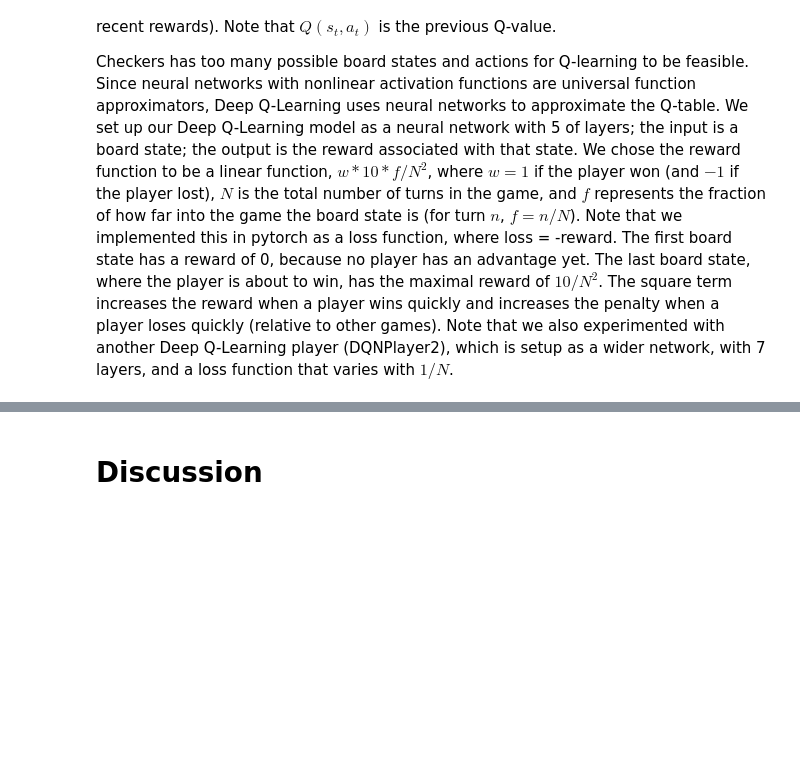
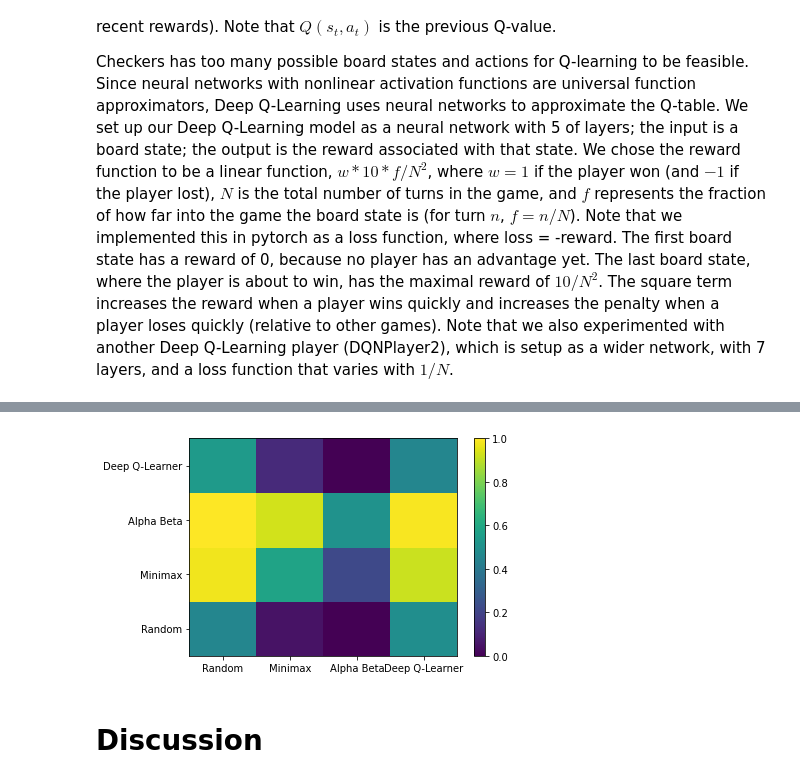
Before and after one commit to smritisrikanth/MLProject, a Jupyter notebook: Final_Project_Writeup.ipynb, the cells around one changed output, grey strips where cells are left out. Cells and saved outputs as stored; diff of their text form; code cells hidden in the pictures; blank space fills up the shorter version.

```diff
--- a/Final_Project_Writeup.ipynb
+++ b/Final_Project_Writeup.ipynb
@@ -278,3 +256,21 @@ plt.ylabel('Proportion of Games Won In Current Set of 100')
+# %%
+evaluation_labels_x = ["Random", "Minimax", "Alpha Beta", "Deep Q-Learner"]
+evaluation_labels_y = ["Random", "Minimax", "Alpha Beta", "Deep Q-Learner"]
+evaluation_results = [[.46, .05, 0, .49],[.98, .58, .22, .92],[1,.93,.51,.99],[.54, .12, 0, .46]]
+
+
+fig, ax = plt.subplots()
+heatmap = ax.pcolor(evaluation_results)
+cbar = plt.colorbar(heatmap)
+ax.set_xticklabels(evaluation_labels_x)
+ax.set_yticklabels(evaluation_labels_y)
+
+ax.set_xticks(np.arange(len(evaluation_results)) + 0.5, minor=False)
+ax.set_yticks(np.arange(len(evaluation_results)) + 0.5, minor=False)
+
+plt.show()
+# %% [output]
+[figure, added]
 # %% [markdown]
 # Discussion
 # %% [markdown]
```
Also changed, not shown: parts of 14 cells of this notebook.
